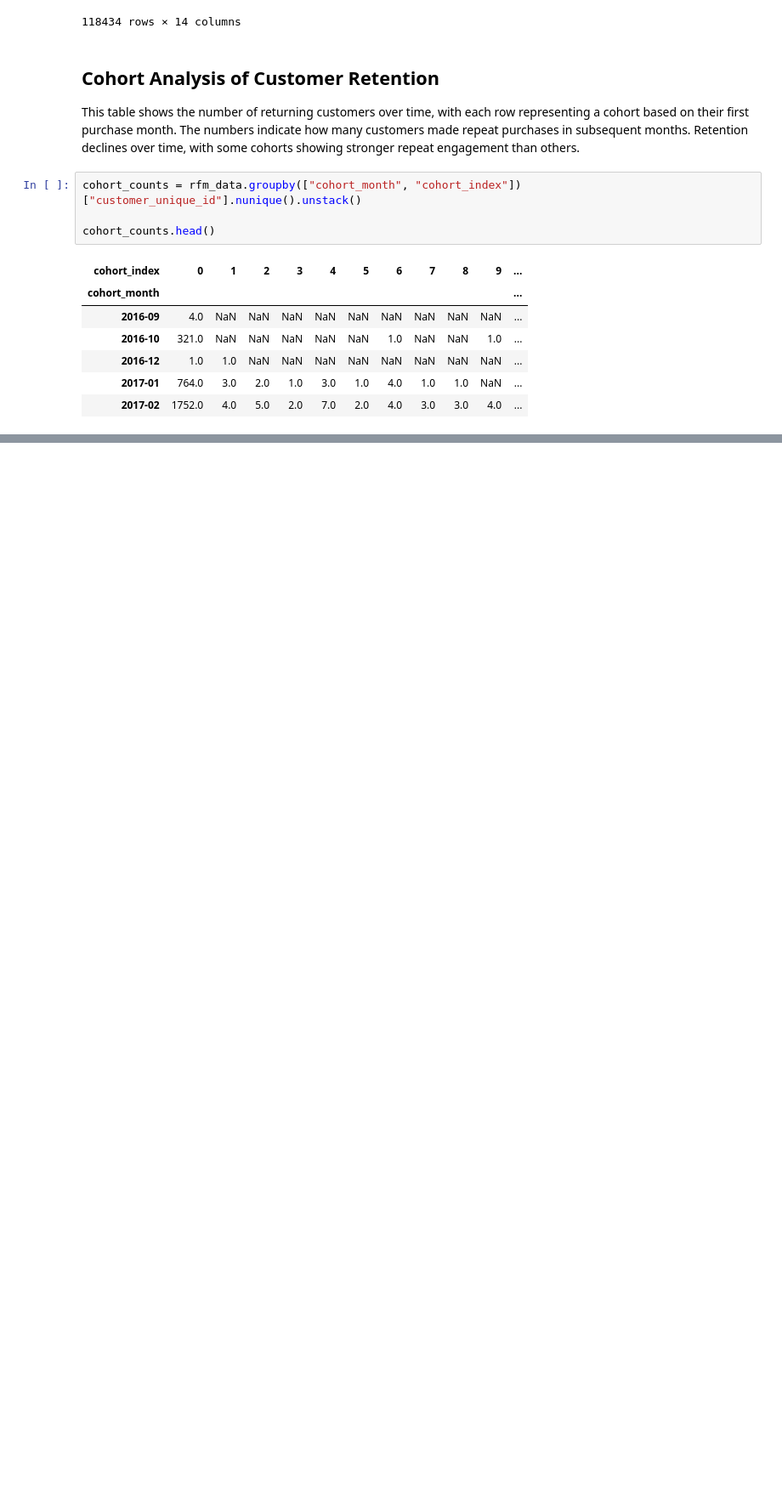
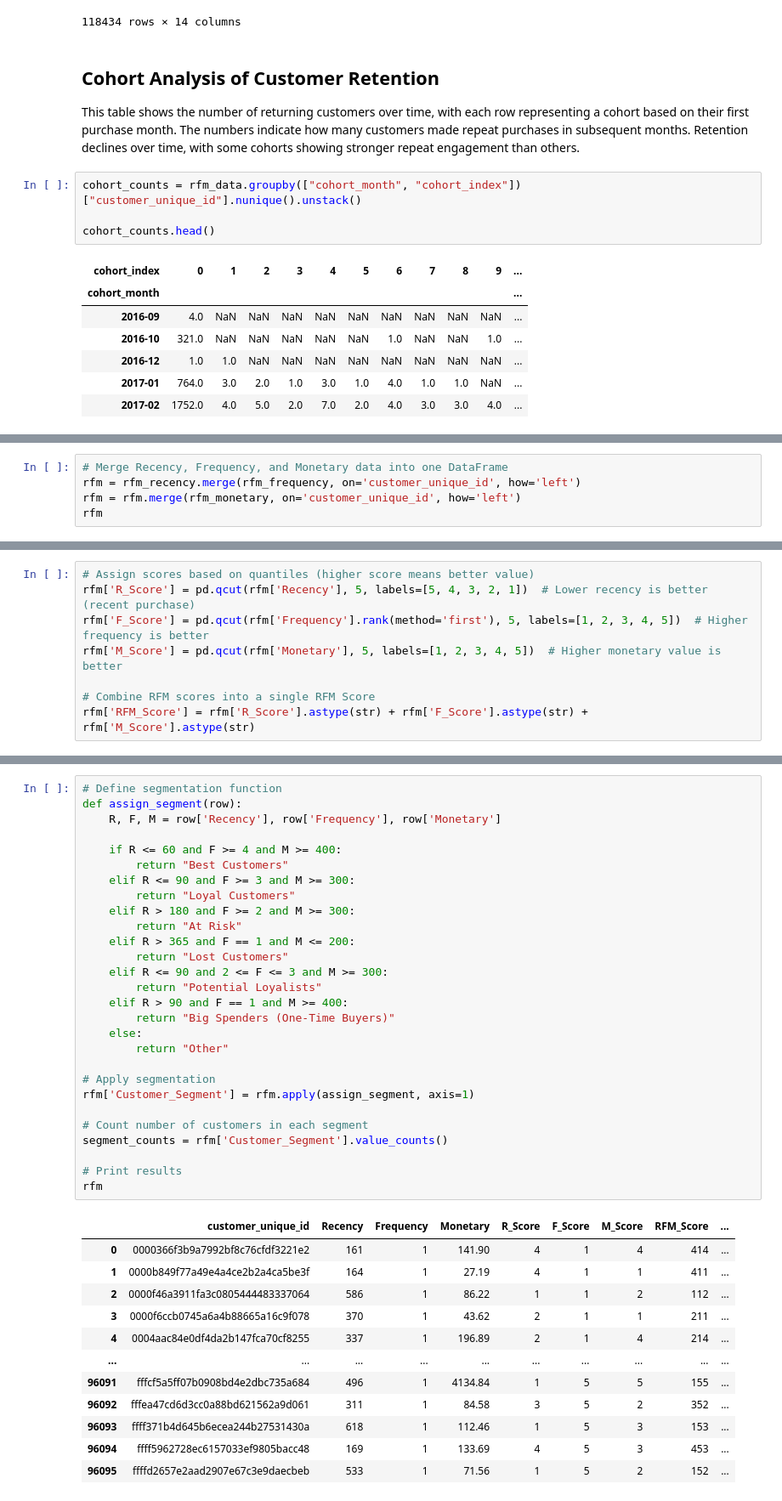
Before and after one commit to Bil115/EcomSegmentation360, a Jupyter notebook: EcomSegmentation360.ipynb, the cells around one changed output, grey strips where cells are left out. Shown at 85% size. Saved outputs shown, nothing was run; the diff lists cells and outputs as text; blank space fills up the shorter version.

Commit message:
Perfomed RFM Segmentation

```diff
--- a/EcomSegmentation360.ipynb
+++ b/EcomSegmentation360.ipynb
@@ -438,0 +496,5 @@ plt.show()
+# %%
+# Merge Recency, Frequency, and Monetary data into one DataFrame
+rfm = rfm_recency.merge(rfm_frequency, on='customer_unique_id', how='left')
+rfm = rfm.merge(rfm_monetary, on='customer_unique_id', how='left')
+rfm
@@ -438,0 +515,8 @@ plt.show()
+# %%
+# Assign scores based on quantiles (higher score means better value)
+rfm['R_Score'] = pd.qcut(rfm['Recency'], 5, labels=[5, 4, 3, 2, 1])  # Lower recency is better (recent purchase)
+rfm['F_Score'] = pd.qcut(rfm['Frequency'].rank(method='first'), 5, labels=[1, 2, 3, 4, 5])  # Higher frequency is better
+rfm['M_Score'] = pd.qcut(rfm['Monetary'], 5, labels=[1, 2, 3, 4, 5])  # Higher monetary value is better
+
+# Combine RFM scores into a single RFM Score
+rfm['RFM_Score'] = rfm['R_Score'].astype(str) + rfm['F_Score'].astype(str) + rfm['M_Score'].astype(str)
@@ -438,0 +539,41 @@ plt.show()
+# %%
+# Define segmentation function
+def assign_segment(row):
+    R, F, M = row['Recency'], row['Frequency'], row['Monetary']
+
+    if R <= 60 and F >= 4 and M >= 400:
+        return "Best Customers"
+    elif R <= 90 and F >= 3 and M >= 300:
+        return "Loyal Customers"
+    elif R > 180 and F >= 2 and M >= 300:
+        return "At Risk"
+    elif R > 365 and F == 1 and M <= 200:
+        return "Lost Customers"
+    elif R <= 90 and 2 <= F <= 3 and M >= 300:
+        return "Potential Loyalists"
+    elif R > 90 and F == 1 and M >= 400:
+        return "Big Spenders (One-Time Buyers)"
+    else:
+        return "Other"
+
+# Apply segmentation
+rfm['Customer_Segment'] = rfm.apply(assign_segment, axis=1)
+
+# Count number of customers in each segment
+segment_counts = rfm['Customer_Segment'].value_counts()
+
+# Print results
+rfm
+# %% [output]
+|  | customer_unique_id | Recency | Frequency | Monetary | R_Score | F_Score | M_Score | RFM_Score | ... |
+| 0 | 0000366f3b9a7992bf8c76cfdf3221e2 | 161 | 1 | 141.90 | 4 | 1 | 4 | 414 | ... |
+| 1 | 0000b849f77a49e4a4ce2b2a4ca5be3f | 164 | 1 | 27.19 | 4 | 1 | 1 | 411 | ... |
+| 2 | 0000f46a3911fa3c0805444483337064 | 586 | 1 | 86.22 | 1 | 1 | 2 | 112 | ... |
+| 3 | 0000f6ccb0745a6a4b88665a16c9f078 | 370 | 1 | 43.62 | 2 | 1 | 1 | 211 | ... |
+| 4 | 0004aac84e0df4da2b147fca70cf8255 | 337 | 1 | 196.89 | 2 | 1 | 4 | 214 | ... |
+| ... | ... | ... | ... | ... | ... | ... | ... | ... | ... |
+| 96091 | fffcf5a5ff07b0908bd4e2dbc735a684 | 496 | 1 | 4134.84 | 1 | 5 | 5 | 155 | ... |
+| 96092 | fffea47cd6d3cc0a88bd621562a9d061 | 311 | 1 | 84.58 | 3 | 5 | 2 | 352 | ... |
+| 96093 | ffff371b4d645b6ecea244b27531430a | 618 | 1 | 112.46 | 1 | 5 | 3 | 153 | ... |
+| 96094 | ffff5962728ec6157033ef9805bacc48 | 169 | 1 | 133.69 | 4 | 5 | 3 | 453 | ... |
+| 96095 | ffffd2657e2aad2907e67c3e9daecbeb | 533 | 1 | 71.56 | 1 | 5 | 2 | 152 | ... |
```
Also changed, not shown: parts of 17 cells of this notebook.
